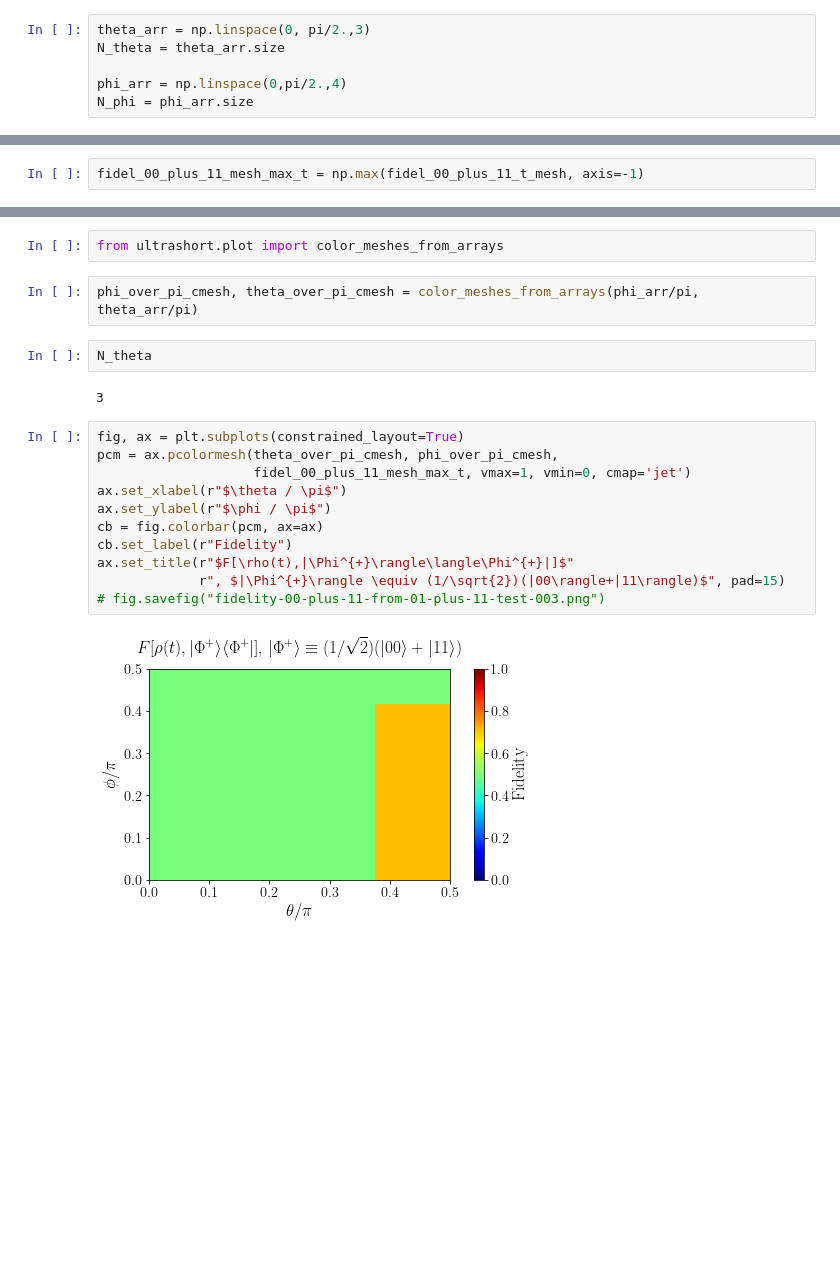
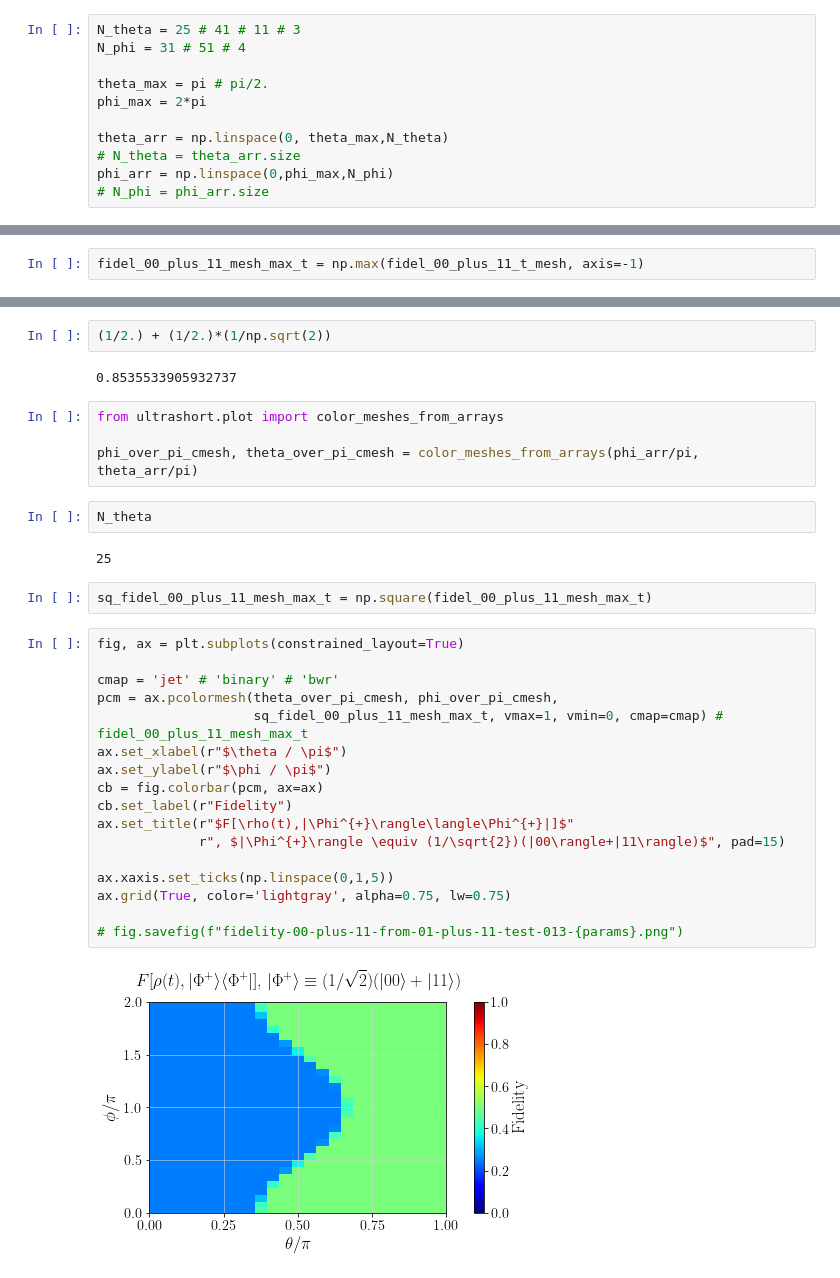
Before and after one commit to jam31118/kias-snu-winter-camp-2022, a Jupyter notebook: driven-two-interacting-qubit/range/for-range.ipynb, the cells around one changed output, grey strips where cells are left out. Saved outputs shown, nothing was run; the diff lists cells and outputs as text; blank space fills up the shorter version.

```diff
--- a/driven-two-interacting-qubit/range/for-range.ipynb
+++ b/driven-two-interacting-qubit/range/for-range.ipynb
@@ -14,11 +14,16 @@ Let $R \equiv [\Delta_{0}^{2} + \Delta_{1}^{2} + (J/\hbar)^{2}]^{1/2}$
 # %%
 from numpy import pi, cos, sin
 # %%
-theta_arr = np.linspace(0, pi/2.,3)
-N_theta = theta_arr.size
+N_theta = 25 # 41 # 11 # 3
+N_phi = 31 # 51 # 4
 
-phi_arr = np.linspace(0,pi/2.,4)
-N_phi = phi_arr.size
+theta_max = pi # pi/2.
+phi_max = 2*pi
+
+theta_arr = np.linspace(0, theta_max,N_theta)
+# N_theta = theta_arr.size
+phi_arr = np.linspace(0,phi_max,N_phi)
+# N_phi = phi_arr.size
 # %%
 del0_mesh = np.multiply.outer(sin(theta_arr), cos(phi_arr))
 del1_mesh = np.multiply.outer(sin(theta_arr), sin(phi_arr))
@@ -176,21 +180,33 @@ array([[0.5       , 0.5       , 0.5       , 0.5       ],
+# %%
+(1/2.) + (1/2.)*(1/np.sqrt(2))
+# %% [output]
+0.8535533905932737
 # %%
 from ultrashort.plot import color_meshes_from_arrays
+
+phi_over_pi_cmesh, theta_over_pi_cmesh = color_meshes_from_arrays(phi_arr/pi, theta_arr/pi)
-# %%
-phi_over_pi_cmesh, theta_over_pi_cmesh = color_meshes_from_arrays(phi_arr/pi, theta_arr/pi)
 # %%
 N_theta
 # %% [output]
-3
+25
+# %%
+sq_fidel_00_plus_11_mesh_max_t = np.square(fidel_00_plus_11_mesh_max_t)
 # %%
 fig, ax = plt.subplots(constrained_layout=True)
+
+cmap = 'jet' # 'binary' # 'bwr'
 pcm = ax.pcolormesh(theta_over_pi_cmesh, phi_over_pi_cmesh,
-                    fidel_00_plus_11_mesh_max_t, vmax=1, vmin=0, cmap='jet')
+                    sq_fidel_00_plus_11_mesh_max_t, vmax=1, vmin=0, cmap=cmap) # fidel_00_plus_11_mesh_max_t
 ax.set_xlabel(r"$\theta / \pi$")
 ax.set_ylabel(r"$\phi / \pi$")
 cb = fig.colorbar(pcm, ax=ax)
 cb.set_label(r"Fidelity")
 ax.set_title(r"$F[\rho(t),|\Phi^{+}\rangle\langle\Phi^{+}|]$"
              r", $|\Phi^{+}\rangle \equiv (1/\sqrt{2})(|00\rangle+|11\rangle)$", pad=15)
-# fig.savefig("fidelity-00-plus-11-from-01-plus-11-test-003.png")
+
+ax.xaxis.set_ticks(np.linspace(0,1,5))
+ax.grid(True, color='lightgray', alpha=0.75, lw=0.75)
+
+# fig.savefig(f"fidelity-00-plus-11-from-01-plus-11-test-013-{params}.png")
 # %% [output]
-[figure, old version]
+[figure, new version]
```
Also changed, not shown: parts of 24 cells of this notebook.
